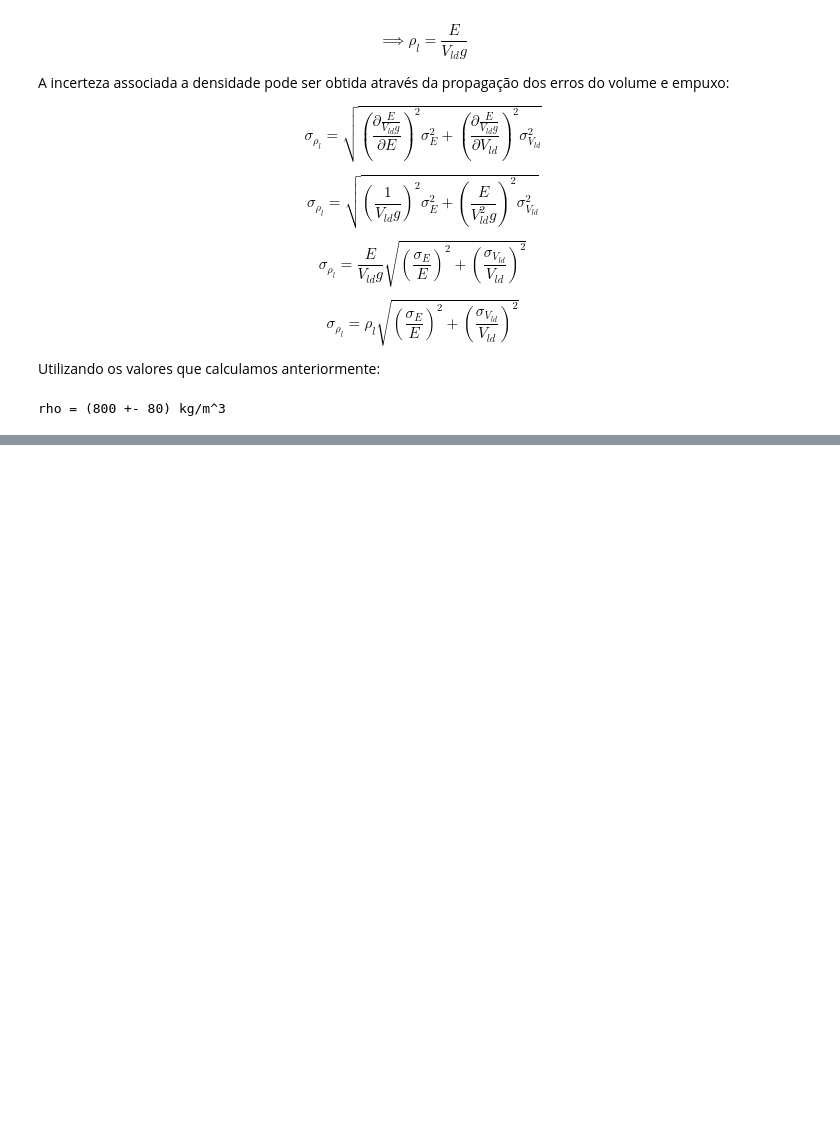
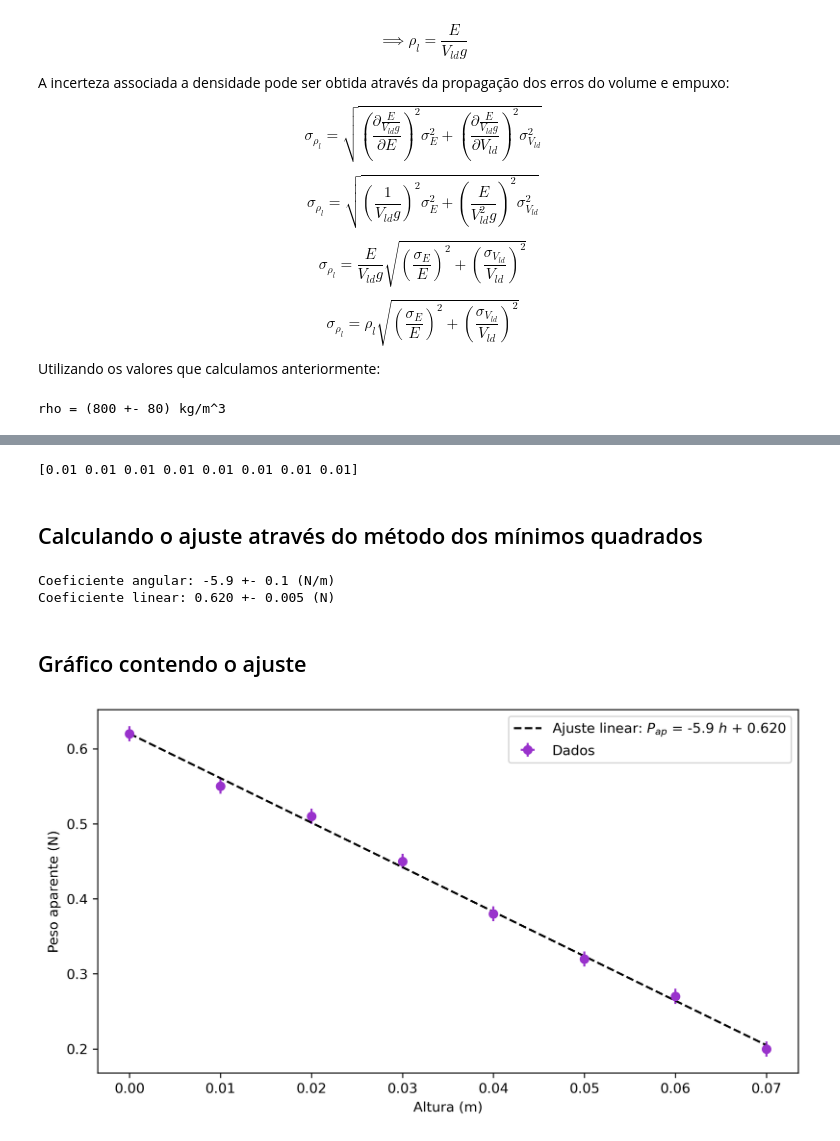
Before and after one commit to viniciusrocca/College_Codes, a Jupyter notebook: Lab_Hidrostatica.ipynb, the cells around one changed output, grey strips where cells are left out. Cells and saved outputs as stored; diff of their text form; code cells hidden in the pictures; blank space fills up the shorter version.

```diff
--- a/Lab_Hidrostatica.ipynb
+++ b/Lab_Hidrostatica.ipynb
@@ -195,0 +301,48 @@ rho = (800 +- 80) kg/m^3
+# %%
+#Realizando o fit sobre os dados brutos:
+
+fit = np.polyfit(h, p_ap3,1)
+
+sigma_p_ap3_transf = np.sqrt(np.power(sigma_p_ap3,2) + np.power(sigma_h*fit[0],2) )
+sigma_p_ap3_transf = np.array([float('{:g}'.format(float('{:.1g}'.format(i)))) for i in sigma_p_ap3_transf])
+
+print(sigma_p_ap3_transf)
+# %% [output]
+[0.01 0.01 0.01 0.01 0.01 0.01 0.01 0.01]
+# %% [markdown]
+## Calculando o ajuste através do método dos mínimos quadrados
+# %%
+fitpars, cov_pars = np.polyfit(h,p_ap3,1,w=np.power(sigma_p_ap3_transf,-1),cov='True')
+poly1d_fn = np.poly1d(fitpars)
+#print(fitpars, cov_pars)
+
+#Coeficientes da reta ajustada:
+coef_angular = fitpars[0]
+coef_linear = fitpars[1]
+sigma_angular = np.sqrt(cov_pars[0][0])
+sigma_linear = np.sqrt(cov_pars[1][1])
+
+
+#Considerando apenas um algarismo significativo na incerteza:
+sigma_angular = float('{:g}'.format(float('{:.1g}'.format(sigma_angular))))
+sigma_linear = float('{:g}'.format(float('{:.1g}'.format(sigma_linear))))
+
+
+print('Coeficiente angular: %.1f +- %.1f (N/m)' % (coef_angular ,sigma_angular))
+print('Coeficiente linear: %.3f +- %.3f (N)' %(coef_linear,sigma_linear))
+# %% [output]
+Coeficiente angular: -5.9 +- 0.1 (N/m)
+Coeficiente linear: 0.620 +- 0.005 (N)
+# %% [markdown]
+## Gráfico contendo o ajuste
+# %%
+plt.figure(figsize = [9.2,4.9], dpi = 300)
+plt.errorbar(h,p_ap3,sigma_p_ap3_transf,0, 'o', color = 'darkorchid', label = 'Dados')
+plt.plot(h,h*coef_angular + coef_linear, color ='black', ls = '--', label = r'Ajuste linear: $P_{ap}$ = %.1f $h$ + %.3f' % (coef_angular,abs(coef_linear)))
+plt.xlabel('Altura (m)')
+plt.ylabel(r'Peso aparente (N)')
+plt.legend()
+plt.savefig('Pxh_ajuste.pdf', dpi =300)
+plt.show()
+# %% [output]
+[figure, added]
```
Also changed, not shown: parts of 15 cells of this notebook.
